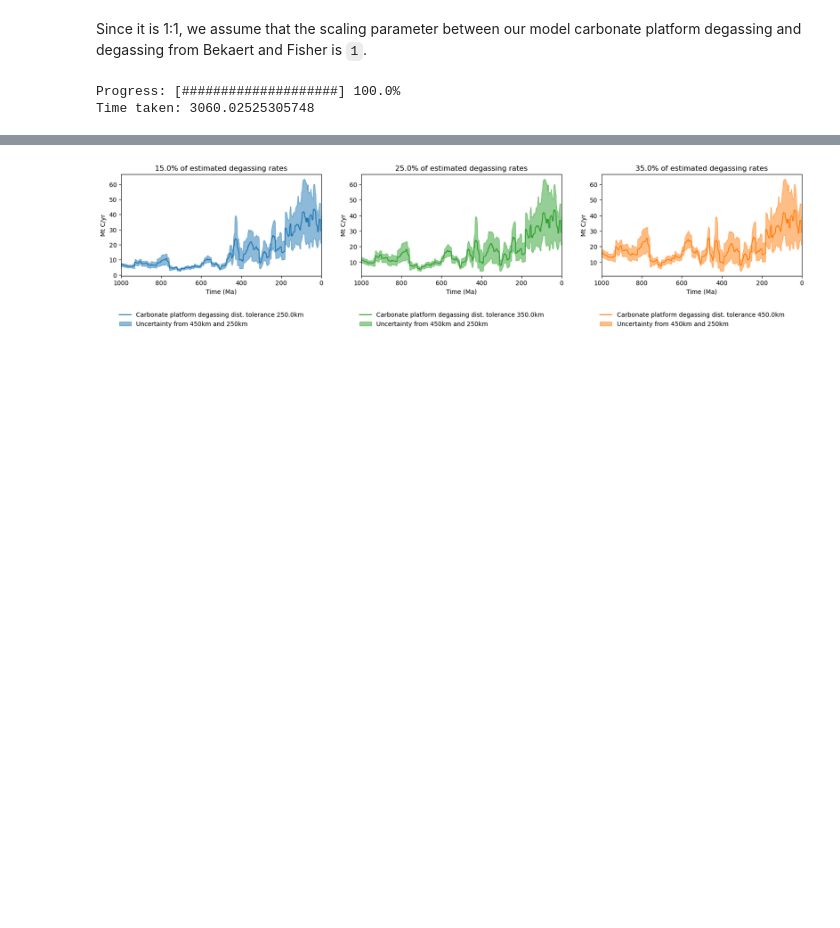
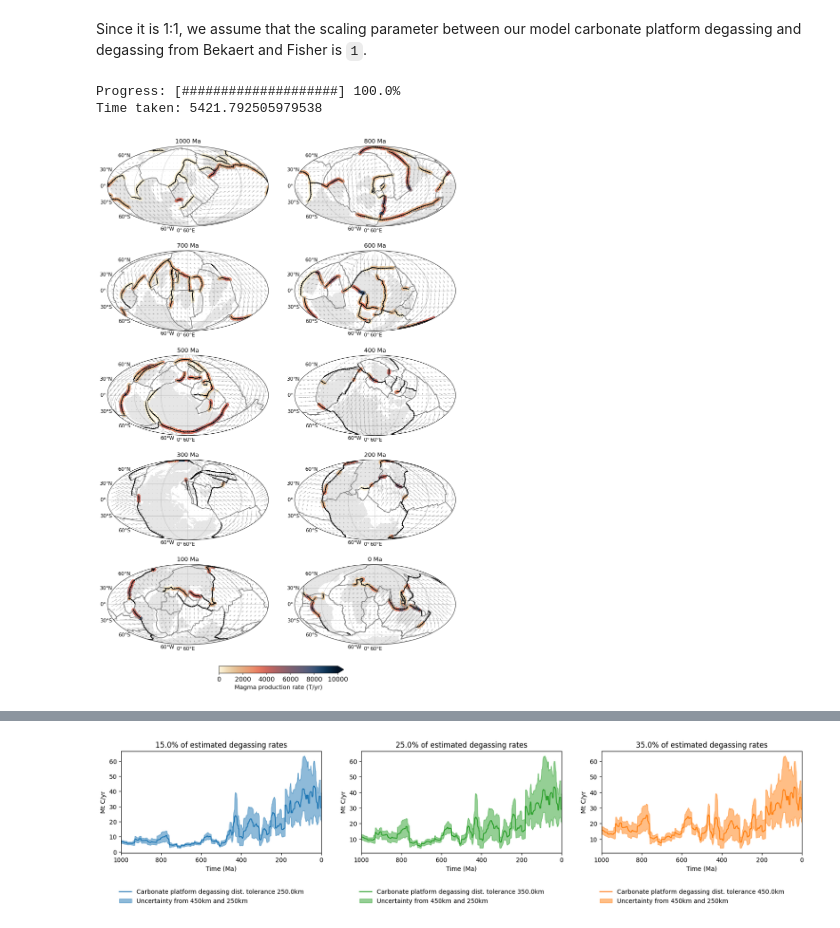
Before and after one commit to EarthByte/Solid_Earth_carbon_degassing_sequestration_1Ga, a Jupyter notebook: Muller_etal_2022/04-Carbonate-Platform-Degassing.ipynb, the cells around one changed output, grey strips where cells are left out. Cells and saved outputs as stored; diff of their text form; code cells hidden in the pictures; blank space fills up the shorter version.

```diff
--- a/Muller_etal_2022/04-Carbonate-Platform-Degassing.ipynb
+++ b/Muller_etal_2022/04-Carbonate-Platform-Degassing.ipynb
@@ -862,9 +982,9 @@ def reconstruct_carbonate_platform_degassing(i, reconstruction_time, quantity, d
 # 5. Obtain the present-day scaling parameter to scale melting rate (Mt/yr) to carbonate platform degassing (MtC/yr)
 We obtain the present-day carbonate platform degassing rate by running the above function for `time=0`, and comparing the mean value to the rate derived from Bekaert and Fisher:
 # %%
-min_present_day_melting_rate, _, _ = reconstruct_carbonate_platform_degassing(0,0,'min',250)
-mean_present_day_melting_rate, _, _ = reconstruct_carbonate_platform_degassing(0,0,'mean',350)
-max_present_day_melting_rate, _, _ = reconstruct_carbonate_platform_degassing(0,0,'max',450)
+min_present_day_melting_rate, _, _, _ = reconstruct_carbonate_platform_degassing(0,0,'min',250)
+mean_present_day_melting_rate, _, _, _ = reconstruct_carbonate_platform_degassing(0,0,'mean',350)
+max_present_day_melting_rate, _, _, _ = reconstruct_carbonate_platform_degassing(0,0,'max',450)
 
 print(min_present_day_melting_rate, mean_present_day_melting_rate, max_present_day_melting_rate)
 # %% [output]
@@ -883,6 +1003,7 @@ import time
 degassing_rates_for_tolerances = np.zeros((len(reconstruction_times), len(d_tols)))
 carb_plat_len_for_tolerances = np.zeros((len(reconstruction_times), len(d_tols)))
 cont_arc_len_for_tolerances = np.zeros((len(reconstruction_times), len(d_tols)))
+all_melting_rates = np.zeros((len(reconstruction_times), len(d_tols)))
 
 start_time = time.time()
 for q, quantity in enumerate(quantities):
@@ -903,19 +1024,24 @@ for q, quantity in enumerate(quantities):
     #  d_tol
     # ) for t, reconstruction_time in enumerate(reconstruction_times))
     degassing_rates = []
+    melting_rates = []
     carbplat_lens = []
     contarc_lens = []
     for t, reconstruction_time in enumerate(reconstruction_times):
 
-        degassing_rate, cont_arc_len, carb_plat_len = reconstruct_carbonate_platform_degassing(t, reconstruction_time, quantity, d_tol)
+        degassing_rate, cont_arc_len, carb_plat_len, melting_rate = reconstruct_carbonate_platform_degassing(
+            t, reconstruction_time, quantity, d_tol, make_plot=True, save_fig=True
+        )
         degassing_rates.append(degassing_rate)
         carbplat_lens.append(carb_plat_len)
         contarc_lens.append(cont_arc_len)
+        melting_rates.append(melting_rate)
 
         gplately.tools.update_progress(float(t+1)/reconstruction_times.size)
 
     degassing_rates = np.array(degassing_rates)
-
+    melting_rates = np.array(melting_rates)
+    all_melting_rates[:,q] = melting_rates
     # Use the 1:1 degassing rate
     degassing_rates_for_tolerances[:,q] = 1 * degassing_rates
 
@@ -926,4 +1052,58 @@ elapsed_time = time.time() - start_time
 print("Time taken: {}".format(elapsed_time))
 # %% [output]
 Progress: [####################] 100.0%
-Time taken: 3060.02525305748
+Time taken: 5421.792505979538
+# %%
+# Make panel plots
+proj = ccrs.Mollweide(central_longitude=60)
+fig, ((ax1, ax2), (ax3, ax4), (ax5, ax6), (ax7, ax8), (ax9, ax10)) = plt.subplots(5,2, subplot_kw={'projection': proj}, figsize=(14, 20), dpi=150)
+
+time_window = 10 #Myr
+
+times = np.array([t for t in np.arange(1000,-1,-100) if t != 900])
+tts = np.array([t for t in np.arange(1000,-1,-100) if t != 900])
+
+for t, ax in enumerate([ax1,ax2,ax3,ax4,ax5,ax6,ax7,ax8,ax9,ax10]):
+
+    reconstruction_time = times[t]
+    tt = tts[t]
+
+    ax.set_title("{} Ma".format(reconstruction_time))
+
+    melting_rate, lons, lats = reconstruct_carbonate_platform_degassing(
+            tt, reconstruction_time, 'mean', 350., make_plot=False, make_panel_plot=True
+        )
+
+    melting_rate = melting_rate *1e6 # Convert back to tonnes/year
+
+    ax.set_title("{} Ma".format(reconstruction_time))
+    extent_globe = [-180,180,-90,90]
+
+    gplot.time = reconstruction_time
+    gplot.plot_plate_motion_vectors(ax, color='0.4', alpha=0.5, zorder=10, regrid_shape=20)
+    gplot.plot_coastlines(ax, facecolor='0.9', edgecolor='none')
+
+    im = ax.scatter(lons, lats, c=melting_rate, cmap=cm.lipari_r, vmin=0, vmax=0.01*1e6,
+        transform=ccrs.PlateCarree(), rasterized=True,
+    )
+    gplot.plot_all_topological_sections(ax, color='grey', tessellate_degrees=1)
+    gplot.plot_trenches(ax, zorder=9)
+    gplot.plot_subduction_teeth(ax, zorder=9)
+
+    latlonticks(ax, panel_plot=True)
+
+# fig.colorbar(im,  cax=cax1, orientation='horizontal', label='Seafloor age (Ma)', extend='max', shrink=0.4)
+gs = gridspec.GridSpec(2,2, hspace=0.05, wspace=0.6, height_ratios=[0.96,0.04])
+cax1 = fig.add_axes([0.3, 0.21, 0.25, 0.01])
+cb = fig.colorbar(im,  cax=cax1, orientation='horizontal', label='Magma production rate (T/yr)', extend='max')
+cb.set_label(label='Magma production rate (T/yr)', size='large')
+cb.ax.tick_params(labelsize=13)
+
+fig.subplots_adjust(bottom=0.25, top=0.95, left=0.05, right=0.80,
+                wspace=0.001, hspace=0.3)
+
+for out_format in ["pdf", "png", "svg"]:
+    fig.savefig(output_directory+"magma_production_rate.{}".format(out_format), dpi=300, bbox_inches='tight'
+)
+# %% [output]
+[figure, added]
```
Also changed, not shown: parts of 20 cells of this notebook, 27 other files.
